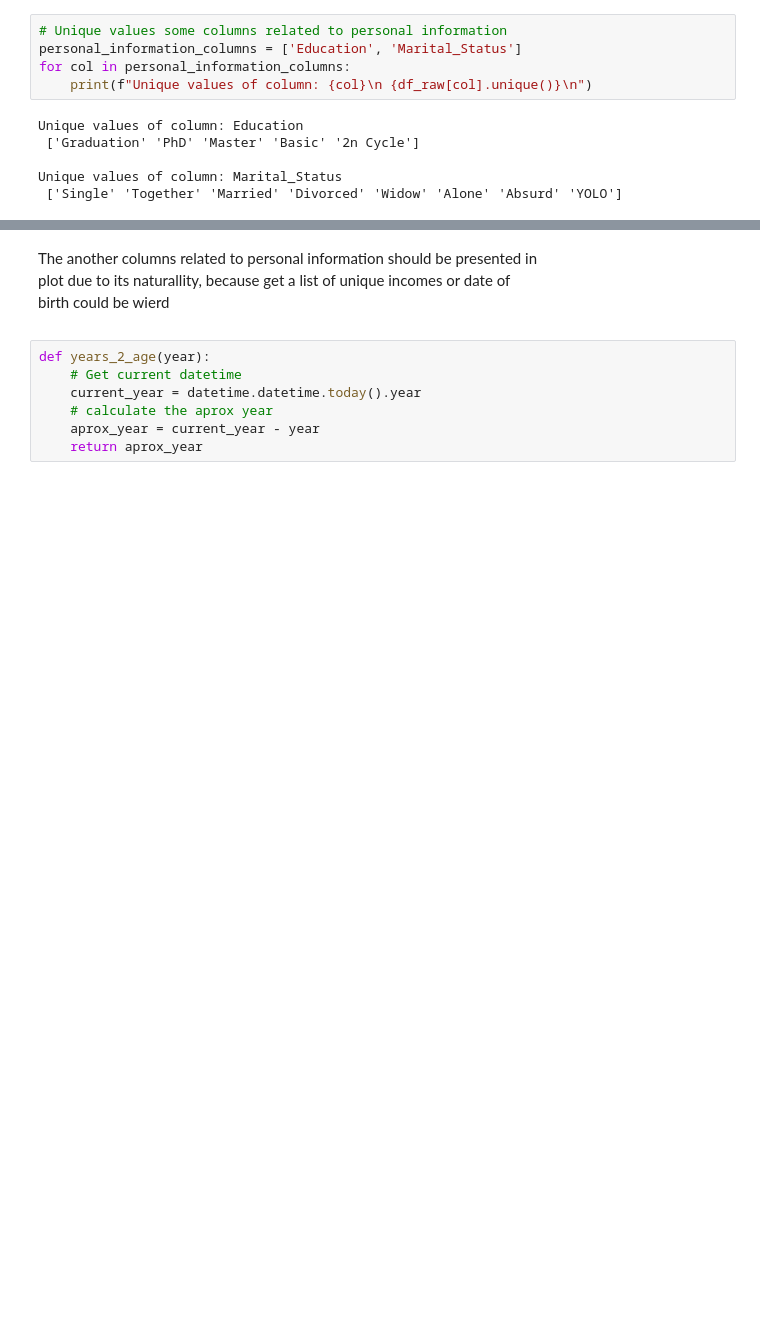
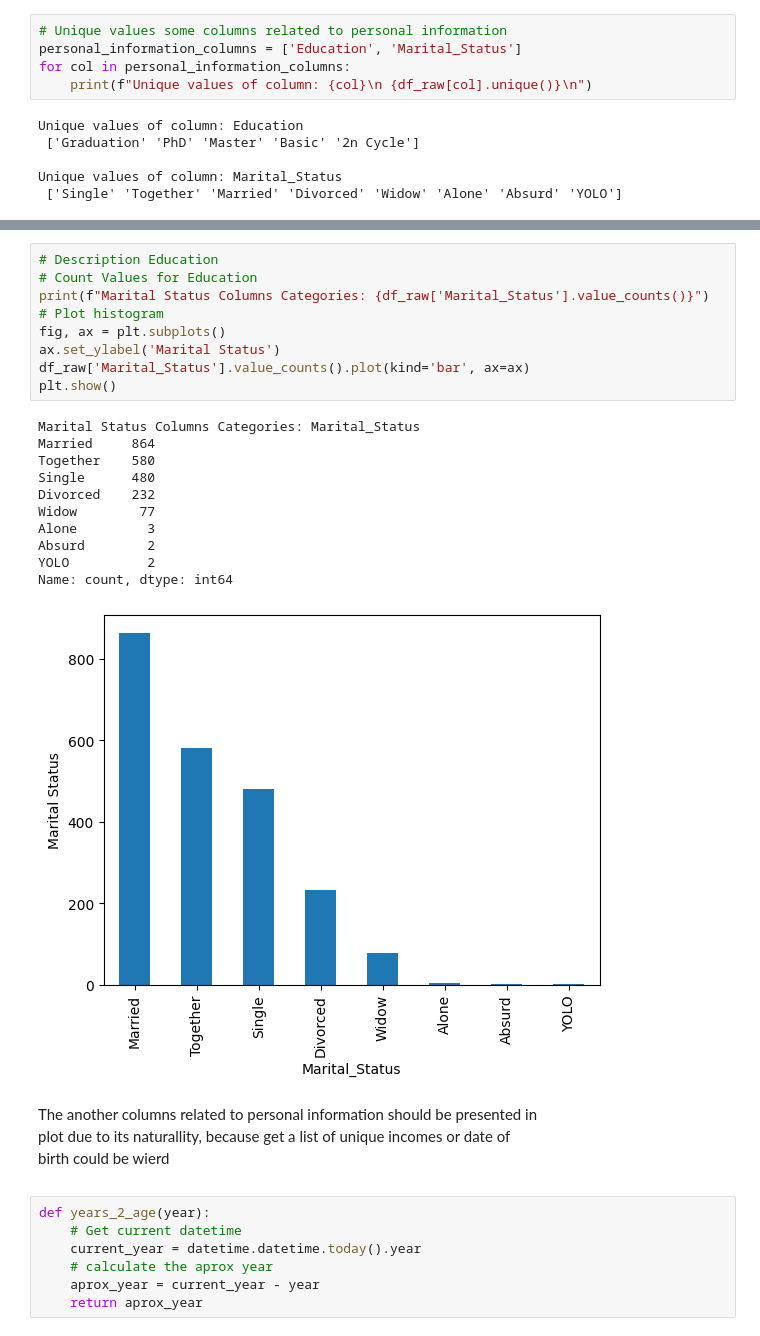
Before and after one commit to Hardila-data/marketingCampain, a Jupyter notebook: notebooks/a_data_exploration.ipynb, the cells around one changed output, grey strips where cells are left out. Drawn from its saved outputs; the diff is of its cells as text; blank space fills up the shorter version.

```diff
--- a/notebooks/a_data_exploration.ipynb
+++ b/notebooks/a_data_exploration.ipynb
@@ -104,3 +120,24 @@ Unique values of column: Marital_Status
+# %%
+# Description Education
+# Count Values for Education
+print(f"Marital Status Columns Categories: {df_raw['Marital_Status'].value_counts()}")
+# Plot histogram
+fig, ax = plt.subplots()
+ax.set_ylabel('Marital Status')
+df_raw['Marital_Status'].value_counts().plot(kind='bar', ax=ax)
+plt.show()
+# %% [output]
+Marital Status Columns Categories: Marital_Status
+Married     864
+Together    580
+Single      480
+Divorced    232
+Widow        77
+Alone         3
+Absurd        2
+YOLO          2
+Name: count, dtype: int64
+[figure, added]
 # %% [markdown]
 <p>The another columns related to personal information should be presented in <br>
 plot due to its naturallity, because get a list of unique incomes or date of <br> birth could be wierd<p>
```
Also changed, not shown: parts of 29 cells of this notebook.
